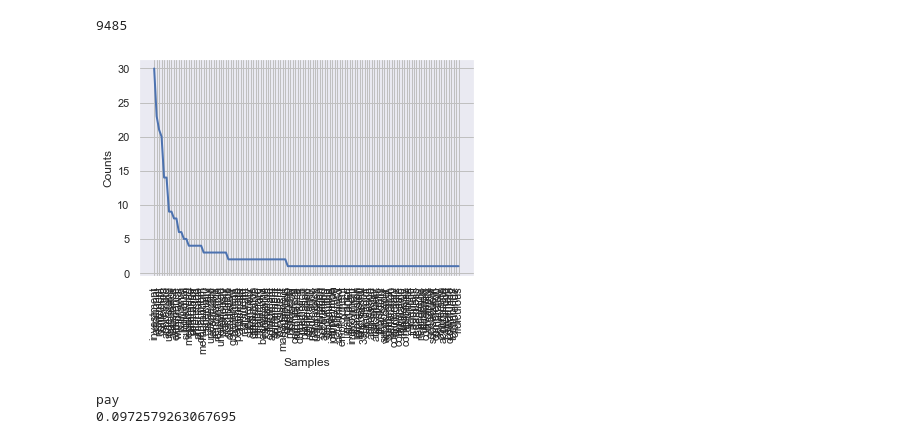
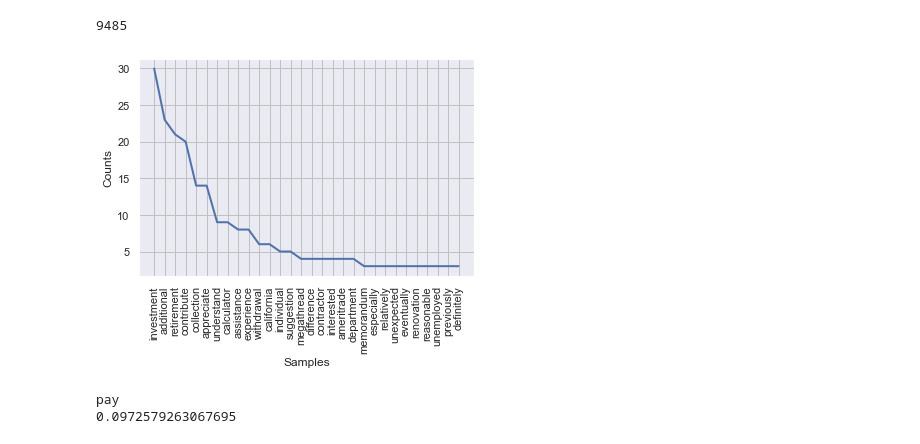
Before and after one commit to jinfei1125/Homework-Notebooks, a Jupyter notebook: week-2/2-Counting-Words-Phrases.ipynb, the cells around one changed output. Drawn from its saved outputs; the diff is of its cells as text; code cells hidden in the pictures.

```diff
--- a/week-2/2-Counting-Words-Phrases.ipynb
+++ b/week-2/2-Counting-Words-Phrases.ipynb
@@ -904,9 +903,9 @@ print(reddit_cfdist.N())
 # %% [output]
 9485
 # %%
-reddit_cfdist[10].plot();
+reddit_cfdist[10].plot(30);
 # %% [output]
-[figure, old version]
+[figure, new version]
 # %%
 reddit_cpdist = nltk.ConditionalProbDist(reddit_cfdist, nltk.ELEProbDist)
 
```
Also changed, not shown: parts of 3 cells of this notebook.
